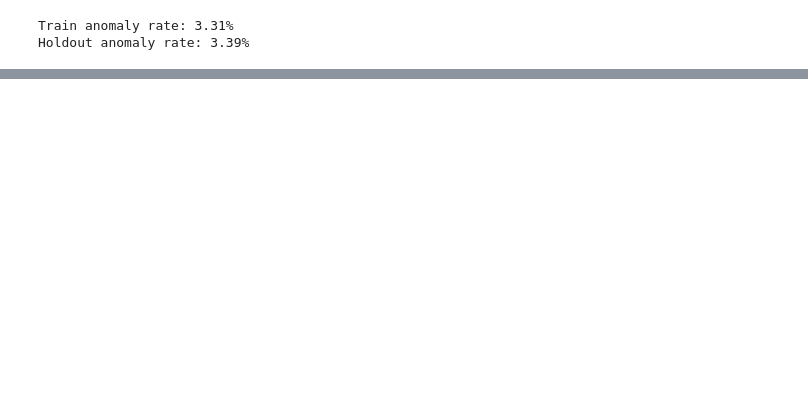
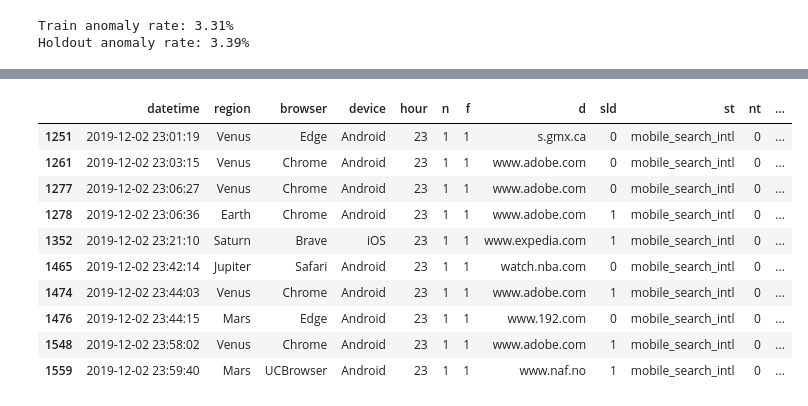
Before and after one commit to neagrita/assign, a Jupyter notebook: notebooks/03_modelling.ipynb, the cells around one changed output, grey strips where cells are left out. Cells and saved outputs as stored; diff of their text form; code cells hidden in the pictures; blank space fills up the shorter version.

Commit message:
feat: modelling notebook

```diff
--- a/notebooks/03_modelling.ipynb
+++ b/notebooks/03_modelling.ipynb
@@ -586,0 +633,29 @@ Holdout anomaly rate: 3.39%
+# %%
+param_df = df_holdout_raw['params_dict'].apply(pd.Series)
+df_manual_holdout = pd.concat([
+    df_holdout_raw.drop(columns=['url_params','params_dict']),
+    param_df],
+    axis=1
+)
+df_manual_holdout['q'] = df_manual['q'].apply(unquote)
+# %%
+df_manual_holdout = pd.concat([
+    df_manual_holdout,
+    res_df_hold[['is_anomaly','anomaly_score']]
+], axis=1)
+# %%
+# originally looked through all of them, but for this notebook
+# printing out only few ones
+df_manual_holdout[df_manual_holdout['is_anomaly']].tail(10)
+# %% [output]
+|  | datetime | region | browser | device | hour | n | f | d | sld | st | nt | ... |
+| 1251 | 2019-12-02 23:01:19 | Venus | Edge | Android | 23 | 1 | 1 | s.gmx.ca | 0 | mobile_search_intl | 0 | ... |
+| 1261 | 2019-12-02 23:03:15 | Venus | Chrome | Android | 23 | 1 | 1 | www.adobe.com | 0 | mobile_search_intl | 0 | ... |
+| 1277 | 2019-12-02 23:06:27 | Venus | Chrome | Android | 23 | 1 | 1 | www.adobe.com | 0 | mobile_search_intl | 0 | ... |
+| 1278 | 2019-12-02 23:06:36 | Earth | Chrome | Android | 23 | 1 | 1 | www.adobe.com | 1 | mobile_search_intl | 0 | ... |
+| 1352 | 2019-12-02 23:21:10 | Saturn | Brave | iOS | 23 | 1 | 1 | www.expedia.com | 1 | mobile_search_intl | 0 | ... |
+| 1465 | 2019-12-02 23:42:14 | Jupiter | Safari | Android | 23 | 1 | 1 | watch.nba.com | 0 | mobile_search_intl | 0 | ... |
+| 1474 | 2019-12-02 23:44:03 | Venus | Chrome | Android | 23 | 1 | 1 | www.adobe.com | 1 | mobile_search_intl | 0 | ... |
+| 1476 | 2019-12-02 23:44:15 | Mars | Edge | Android | 23 | 1 | 1 | www.192.com | 0 | mobile_search_intl | 0 | ... |
+| 1548 | 2019-12-02 23:58:02 | Venus | Chrome | Android | 23 | 1 | 1 | www.adobe.com | 1 | mobile_search_intl | 0 | ... |
+| 1559 | 2019-12-02 23:59:40 | Mars | UCBrowser | Android | 23 | 1 | 1 | www.naf.no | 1 | mobile_search_intl | 0 | ... |
```
Also changed, not shown: parts of 15 cells of this notebook.
